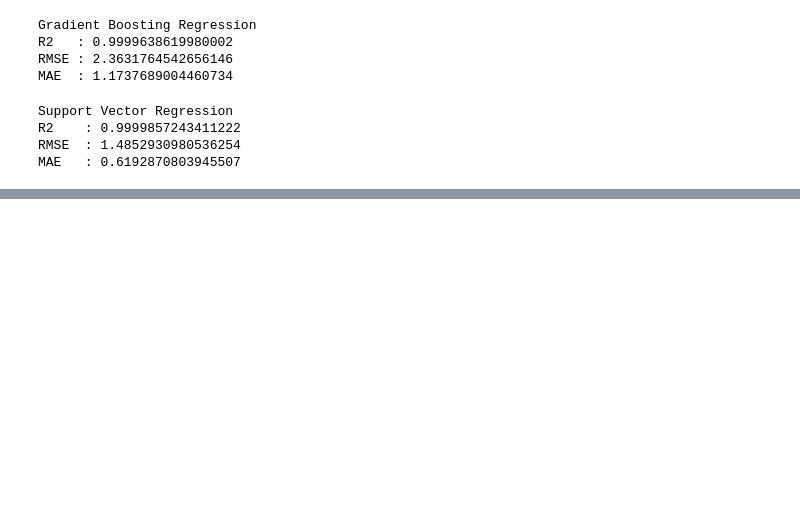
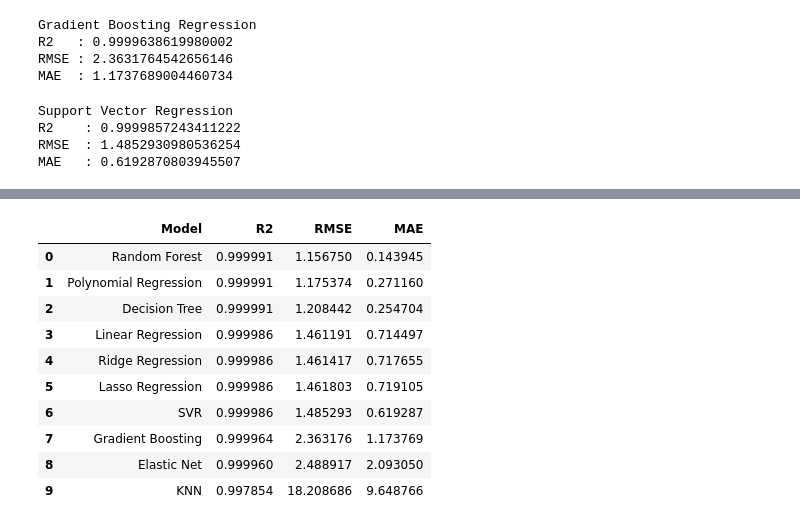
Before and after one commit to Meghana-PV/ml_caseStudy, a Jupyter notebook: notebooks/Regression1.ipynb, the cells around one changed output, grey strips where cells are left out. Saved outputs shown, nothing was run; the diff lists cells and outputs as text; code cells hidden in the pictures; blank space fills up the shorter version.

```diff
--- a/notebooks/Regression1.ipynb
+++ b/notebooks/Regression1.ipynb
@@ -787,0 +788,73 @@ MAE  : 9.648765661249941
+# %%
+# Regression Model Comparison
+results = {
+    "Model": [
+        "Linear Regression",
+        "Polynomial Regression",
+        "Ridge Regression",
+        "Lasso Regression",
+        "Elastic Net",
+        "Decision Tree",
+        "Random Forest",
+        "Gradient Boosting",
+        "SVR",
+        "KNN"
+    ],
+    "R2": [
+        r2_score(y_test, y_pred_linear),
+        r2_score(y_test, y_pred_poly),
+        r2_score(y_test, y_pred_ridge),
+        r2_score(y_test, y_pred_lasso),
+        r2_score(y_test, y_pred_elastic),
+        dt_r2,
+        rf_r2,
+        gb_r2,
+        svr_r2,
+        knn_r2
+    ],
+    "RMSE": [
+        np.sqrt(mean_squared_error(y_test, y_pred_linear)),
+        np.sqrt(mean_squared_error(y_test, y_pred_poly)),
+        np.sqrt(mean_squared_error(y_test, y_pred_ridge)),
+        np.sqrt(mean_squared_error(y_test, y_pred_lasso)),
+        np.sqrt(mean_squared_error(y_test, y_pred_elastic)),
+        dt_rmse,
+        rf_rmse,
+        gb_rmse,
+        svr_rmse,
+        knn_rmse
+    ],
+    "MAE": [
+        mean_absolute_error(y_test, y_pred_linear),
+        mean_absolute_error(y_test, y_pred_poly),
+        mean_absolute_error(y_test, y_pred_ridge),
+        mean_absolute_error(y_test, y_pred_lasso),
+        mean_absolute_error(y_test, y_pred_elastic),
+        dt_mae,
+        rf_mae,
+        gb_mae,
+        svr_mae,
+        knn_mae
+    ]
+}
+
+results_df = pd.DataFrame(results)
+
+results_df = results_df.sort_values(
+    by="R2",
+    ascending=False
+).reset_index(drop=True)
+
+results_df
+# %% [output]
+|  | Model | R2 | RMSE | MAE |
+| 0 | Random Forest | 0.999991 | 1.156750 | 0.143945 |
+| 1 | Polynomial Regression | 0.999991 | 1.175374 | 0.271160 |
+| 2 | Decision Tree | 0.999991 | 1.208442 | 0.254704 |
+| 3 | Linear Regression | 0.999986 | 1.461191 | 0.714497 |
+| 4 | Ridge Regression | 0.999986 | 1.461417 | 0.717655 |
+| 5 | Lasso Regression | 0.999986 | 1.461803 | 0.719105 |
+| 6 | SVR | 0.999986 | 1.485293 | 0.619287 |
+| 7 | Gradient Boosting | 0.999964 | 2.363176 | 1.173769 |
+| 8 | Elastic Net | 0.999960 | 2.488917 | 2.093050 |
+| 9 | KNN | 0.997854 | 18.208686 | 9.648766 |
```
Also changed, not shown: parts of 16 cells of this notebook.
